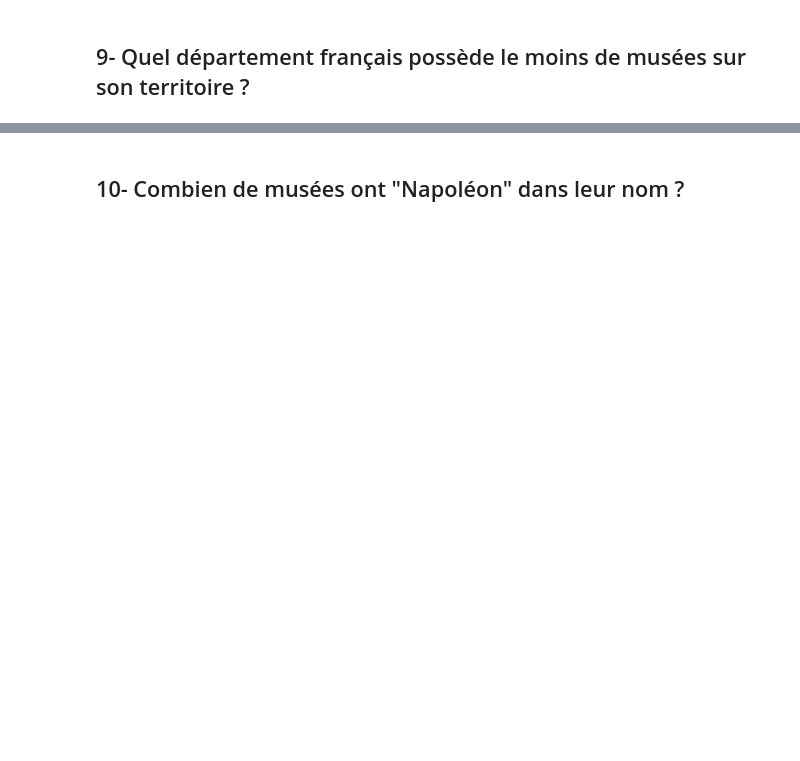
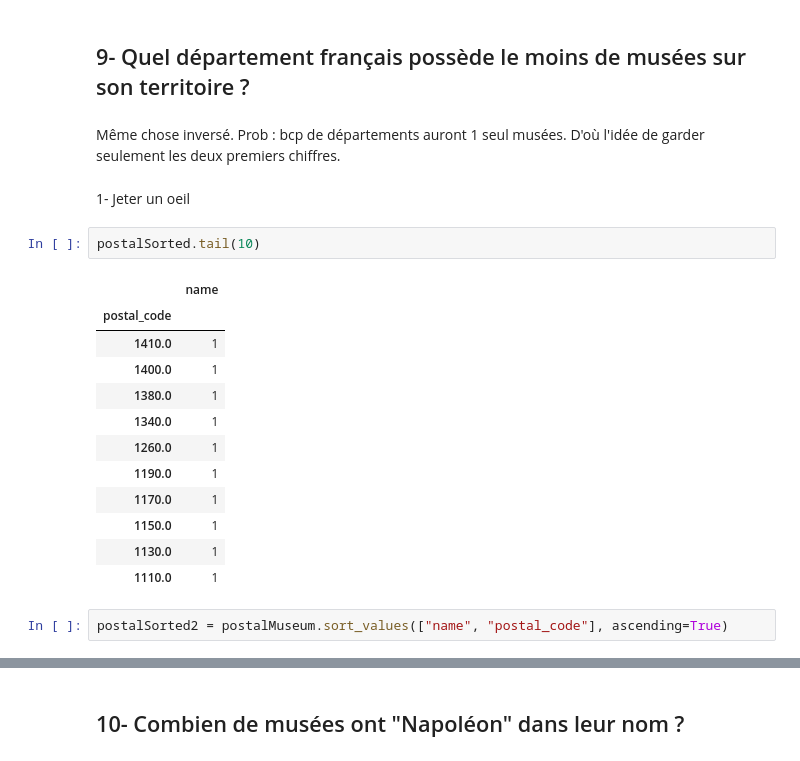
Before and after one commit to FrancisLGZ/MuseumData, a Jupyter notebook: exoMusees.ipynb, the cells around one changed output, grey strips where cells are left out. Cells and saved outputs as stored; diff of their text form; blank space fills up the shorter version.

```diff
--- a/exoMusees.ipynb
+++ b/exoMusees.ipynb
@@ -174,2 +294,23 @@ len(cityMuseumName)
 # %% [markdown]
 ## 9- Quel département français possède le moins de musées sur son territoire ?
+# %% [markdown]
+Même chose inversé. Prob : bcp de départements auront 1 seul musées. D'où l'idée de garder seulement les deux premiers chiffres.
+# %% [markdown]
+1- Jeter un oeil
+# %%
+postalSorted.tail(10)
+# %% [output]
+|  | name |
+| postal_code |  |
+| 1410.0 | 1 |
+| 1400.0 | 1 |
+| 1380.0 | 1 |
+| 1340.0 | 1 |
+| 1260.0 | 1 |
+| 1190.0 | 1 |
+| 1170.0 | 1 |
+| 1150.0 | 1 |
+| 1130.0 | 1 |
+| 1110.0 | 1 |
+# %%
+postalSorted2 = postalMuseum.sort_values(["name", "postal_code"], ascending=True)
```
Also changed, not shown: parts of 27 cells of this notebook.
